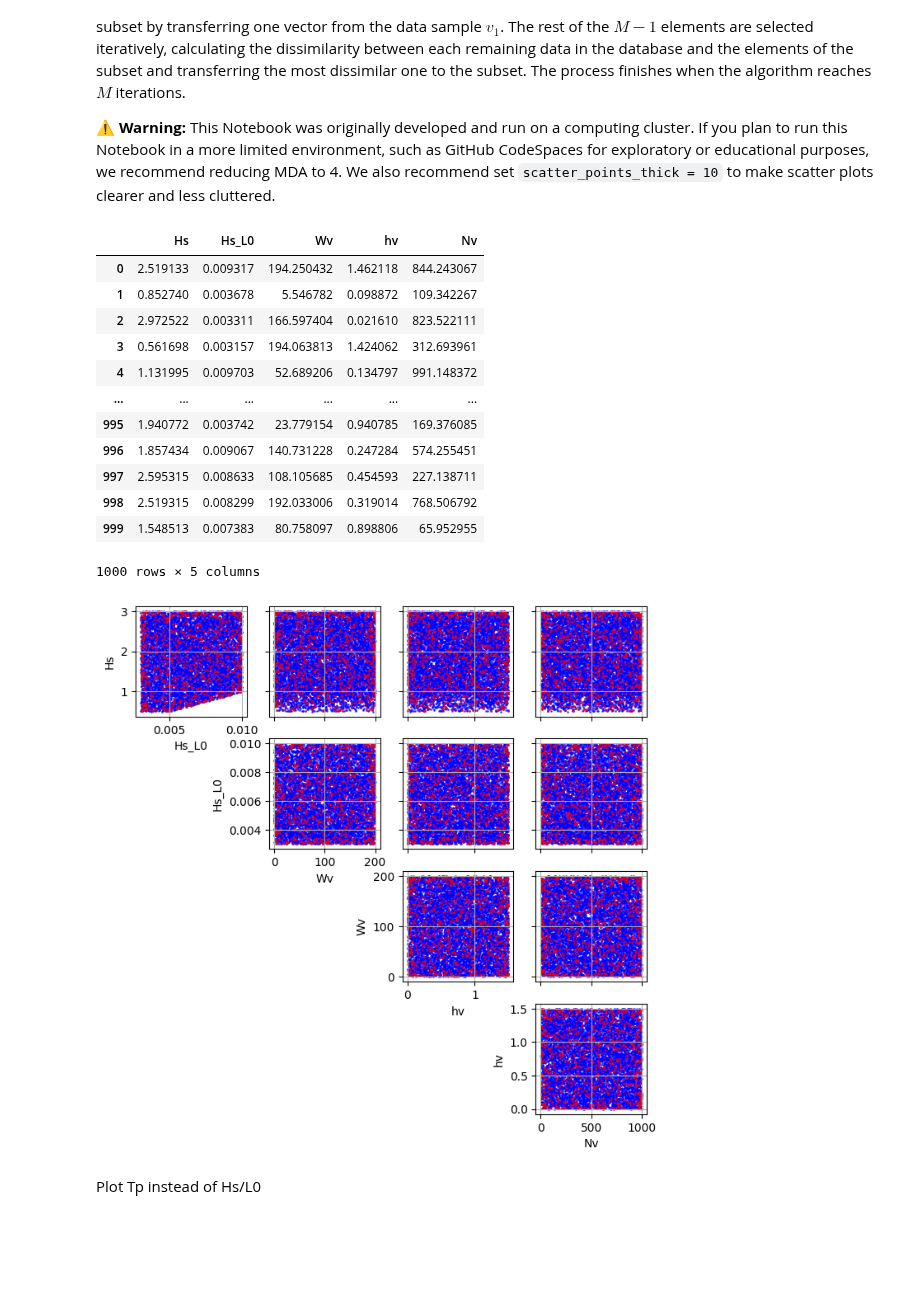
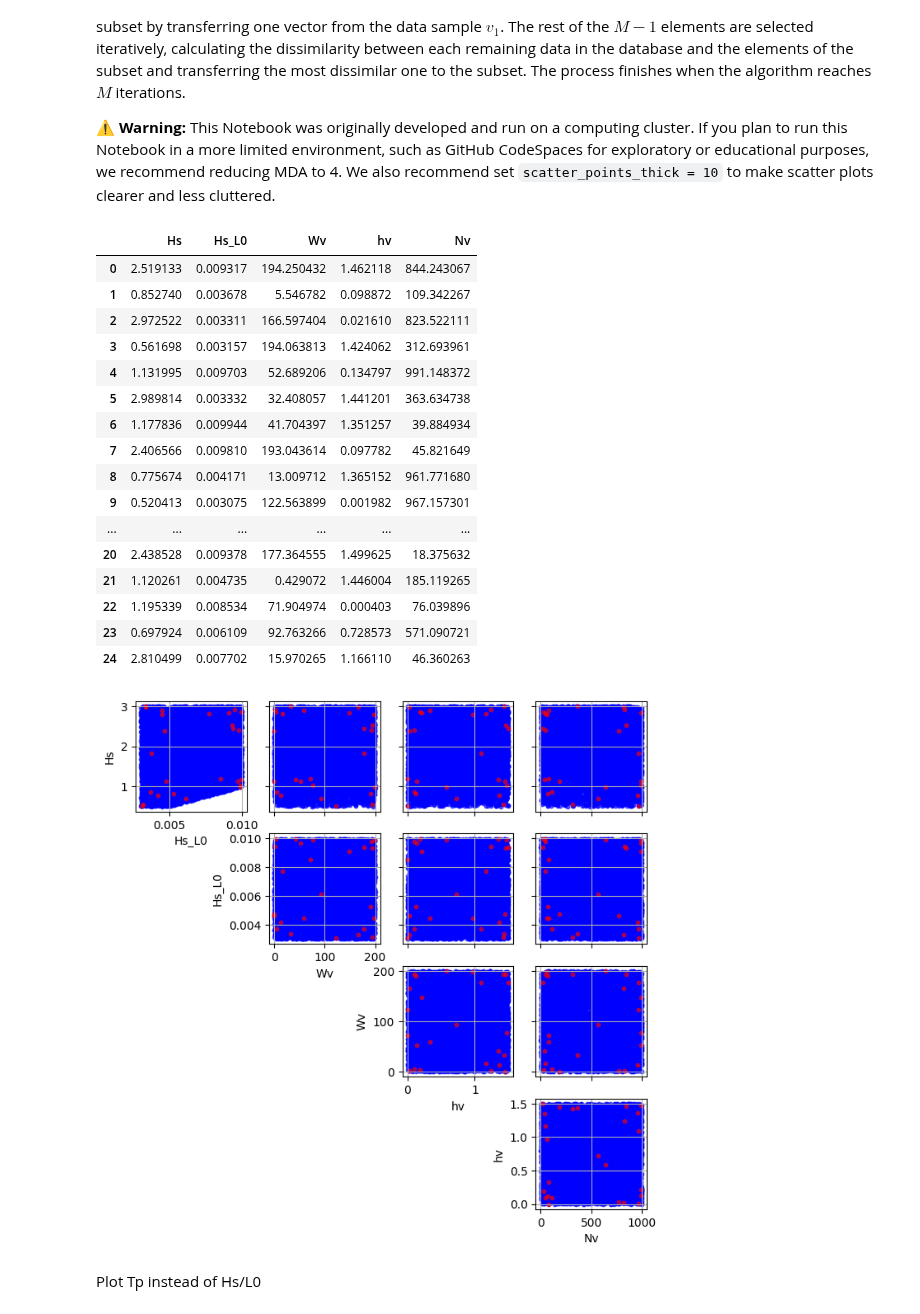
Before and after one commit to JenMontano/BlueMath, a Jupyter notebook: methods/hybrid_downscaling/metamodels/HySwash/Veggy/HySwash_Veggy_1.ipynb, the cells around one changed output. Drawn from its saved outputs; the diff is of its cells as text; code cells hidden in the pictures; blank space fills up the shorter version.

```diff
--- a/methods/hybrid_downscaling/metamodels/HySwash/Veggy/HySwash_Veggy_1.ipynb
+++ b/methods/hybrid_downscaling/metamodels/HySwash/Veggy/HySwash_Veggy_1.ipynb
@@ -120,37 +120,41 @@ Given a data sample $X=\{x_{1},x_{2},…,x_{N}\}$ consisting of $N$ $n$-dimensio
 # %%
 # mda_samples = 1000
 # scatter_points_thick = 1
 
-mda_samples = 4
+mda_samples = 25
 scatter_points_thick = 10
 
 mda_parameters = {"num_centers": mda_samples}
 
 mda = MDA(num_centers=mda_parameters.get("num_centers"))
 mda.fit(data=df_dataset, normalize_data=True)
 [fig, axes] = mda.plot_selected_centroids(s=scatter_points_thick)
 fig.set_size_inches(8, 8)
 
 mda._exclude_attributes = []
 mda.save_model(
     model_path=op.join(export_dir, "mda_model.pkl"),
 )
 mda.centroids
 # %% [output]
 |  | Hs | Hs_L0 | Wv | hv | Nv |
 | 0 | 2.519133 | 0.009317 | 194.250432 | 1.462118 | 844.243067 |
 | 1 | 0.852740 | 0.003678 | 5.546782 | 0.098872 | 109.342267 |
 | 2 | 2.972522 | 0.003311 | 166.597404 | 0.021610 | 823.522111 |
 | 3 | 0.561698 | 0.003157 | 194.063813 | 1.424062 | 312.693961 |
 | 4 | 1.131995 | 0.009703 | 52.689206 | 0.134797 | 991.148372 |
+| 5 | 2.989814 | 0.003332 | 32.408057 | 1.441201 | 363.634738 |
+| 6 | 1.177836 | 0.009944 | 41.704397 | 1.351257 | 39.884934 |
+| 7 | 2.406566 | 0.009810 | 193.043614 | 0.097782 | 45.821649 |
+| 8 | 0.775674 | 0.004171 | 13.009712 | 1.365152 | 961.771680 |
+| 9 | 0.520413 | 0.003075 | 122.563899 | 0.001982 | 967.157301 |
 | ... | ... | ... | ... | ... | ... |
-| 995 | 1.940772 | 0.003742 | 23.779154 | 0.940785 | 169.376085 |
-| 996 | 1.857434 | 0.009067 | 140.731228 | 0.247284 | 574.255451 |
-| 997 | 2.595315 | 0.008633 | 108.105685 | 0.454593 | 227.138711 |
-| 998 | 2.519315 | 0.008299 | 192.033006 | 0.319014 | 768.506792 |
-| 999 | 1.548513 | 0.007383 | 80.758097 | 0.898806 | 65.952955 |
+| 20 | 2.438528 | 0.009378 | 177.364555 | 1.499625 | 18.375632 |
+| 21 | 1.120261 | 0.004735 | 0.429072 | 1.446004 | 185.119265 |
+| 22 | 1.195339 | 0.008534 | 71.904974 | 0.000403 | 76.039896 |
+| 23 | 0.697924 | 0.006109 | 92.763266 | 0.728573 | 571.090721 |
+| 24 | 2.810499 | 0.007702 | 15.970265 | 1.166110 | 46.360263 |
-1000 rows × 5 columns
-[figure, old version]
+[figure, new version]
 # %% [markdown]
 Plot Tp instead of Hs/L0
 # %%
```
Also changed, not shown: parts of 4 cells of this notebook, 1 other file.
